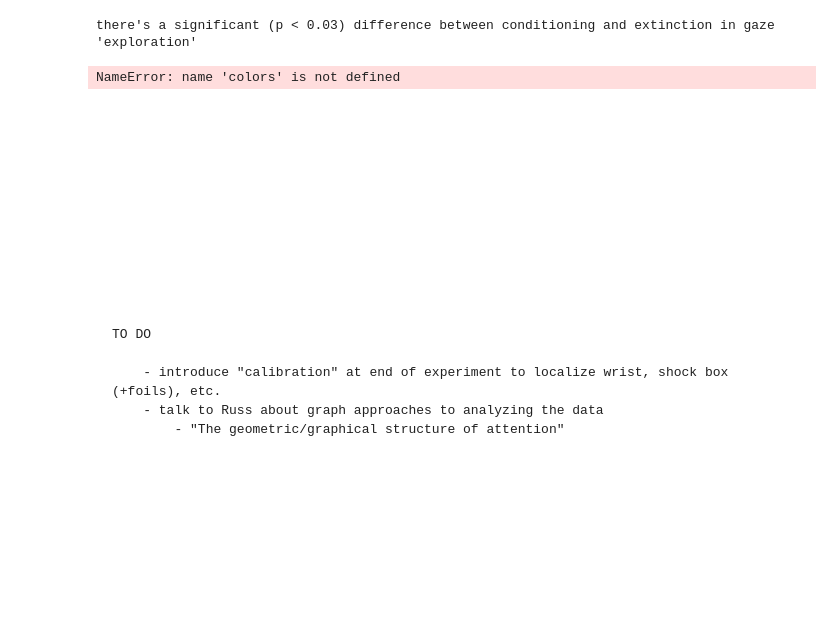
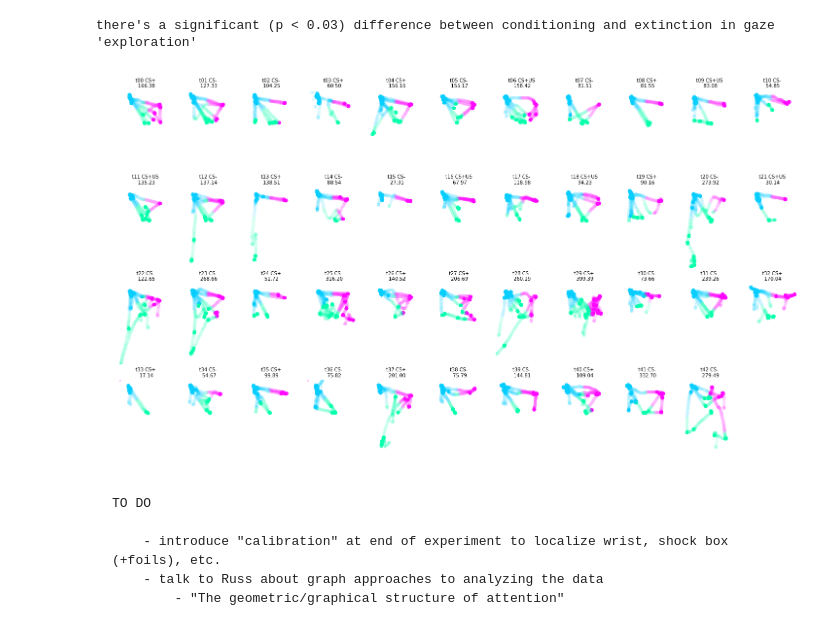
Before and after one commit to tzler/social_structure_learning, a Jupyter notebook: analysis/gaze/coordinate_functions.ipynb, the cells around one changed output. Saved outputs shown, nothing was run; the diff lists cells and outputs as text; code cells hidden in the pictures; blank space fills up the shorter version.

```diff
--- a/analysis/gaze/coordinate_functions.ipynb
+++ b/analysis/gaze/coordinate_functions.ipynb
@@ -416,35 +392,36 @@ there's a significant (p < 0.03) difference between conditioning and extinction
 # get subject's data
 subject_data = load_data(subjects[0])
 data = extract_data(subject_data)
 
 # generate clusters and find data to color mapping
 k, xy = kmeans_coordinates(data['xy'], with_image=1)
 show = data['onsets']
 
 # aesthetics
 plt.figure(figsize=[25,14]);
+colors = ['#00ccff', '#ff00ff', '#00ffaa']
+
 for ii in range(len(show)-1):
 
     gaze_within = xy[show[ii]:show[ii+1]]
     lab_within = k.labels_[show[ii]:show[ii+1]]
     ss_cluster_difference = np.zeros(3)
 
     plt.subplot(4,11,ii+1)
     plt.xlim([0, 2000]) ;
     plt.ylim([-2000, 0])
     plt.axis('off')
 
     for i_lable in [0,1,2]:
         gaze_clustered = gaze_within[lab_within==i_lable]
         if not len(gaze_clustered): gaze_clustered = np.zeros([2,2])
         ss_cluster_difference[i_lable] = sum(sum((gaze_clustered - k.cluster_centers_[0])**2))
         plt.scatter(gaze_clustered[:,0], -gaze_clustered[:,1], marker='o', s=40, alpha=.1, c =colors[i_lable]);
 
     plt.title('\nt%02d %s\n %.02f'
               %(ii, data['cs_type'][ii], (np.sum(ss_cluster_difference)/10e6) ), fontsize=10)
 # %% [output]
-NameError: name 'colors' is not defined
-[figure, old version]
+[figure, new version]
 # %% [markdown]
 
 
```
Also changed, not shown: parts of 4 cells of this notebook.
